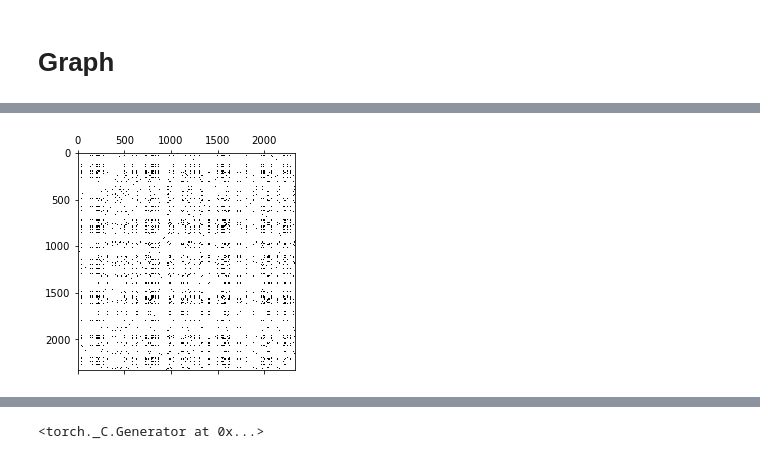
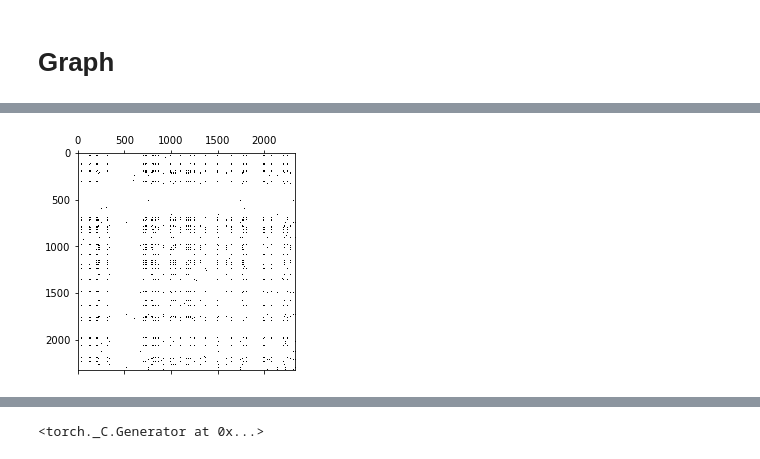
Before and after one commit to aaag97/ntds-projects, a Jupyter notebook: Project/wikipedia.ipynb, the cells around one changed output, grey strips where cells are left out. Drawn from its saved outputs; the diff is of its cells as text; code cells hidden in the pictures.

```diff
--- a/Project/wikipedia.ipynb
+++ b/Project/wikipedia.ipynb
@@ -103,5 +177,3 @@ religion_df = pd.read_pickle('religion_articles')
-# %%
-science_df = pd.read_pickle('science_articles')
 # %%
 labels_df = pd.DataFrame(columns = ['title', 'label'])
 for i in range(len(religion_df)):
@@ -187,0 +226,7 @@ important_words_df.sort_values(['TF_IDF'], ascending = False)
+# %%
+TF_IDF_religion = TF_IDF(religion_df, 500)
+TF_IDF_science = TF_IDF(science_df, 500)
+important_words_df = pd.concat([TF_IDF_religion, TF_IDF_science])
+important_words_df['words'] = important_words_df.index
+important_words_df = important_words_df.drop_duplicates(subset = ['words'])
+important_words_df.sort_values(['tfidf'], ascending = False)
@@ -188,7 +247,10 @@ important_words_df.sort_values(['TF_IDF'], ascending = False)
 # %%
-explode_df = words_df.explode('words')
-explode_df['exist'] = np.ones(len(explode_df))
-df = pd.DataFrame(words_df['article']).assign(key = 1).merge(pd.DataFrame(important_words_df['words']).assign(key = 1), on = 'key').drop('key', 1)
-df2 = df.merge(explode_df, on = ['article','words'] , how = 'left').drop_duplicates().fillna(0)
-df3 = pd.pivot_table(df2, values = 'exist',  index = 'article', columns=['words'])
-df3
+def make_features(words):
+    explode_df = words.explode('words')
+    explode_df['exist'] = np.ones(len(explode_df))
+    df = pd.DataFrame(words['article']).assign(key = 1).merge(pd.DataFrame(important_words_df['words']).assign(key = 1), on = 'key').drop('key', 1)
+    df2 = df.merge(explode_df, on = ['article','words'] , how = 'left').drop_duplicates().fillna(0)
+    df3 = pd.pivot_table(df2, values = 'exist',  index = 'article', columns=['words'])
+    display(df3.head(10))
+    features = df3.values
+    return features
@@ -387,0 +257,2 @@ array([110., 144.,  92., ...,  44., 155., 236.])
+# %%
+features = make_features(words_df)
@@ -423,11 +306,11 @@ def epsilon_similarity_graph(X: np.ndarray, sigma=1, epsilon=0):
     return adjacency
 # %%
 from scipy.spatial.distance import pdist, squareform
-adjacency = epsilon_similarity_graph(feat, sigma= 4*np.mean(feat), epsilon=0.75)
+adjacency = epsilon_similarity_graph(feat, sigma= 2*np.mean(feat), epsilon=0.60)
 plt.spy(adjacency)
 plt.show()
 # %% [output]
-[figure, old version]
+[figure, new version]
 # %%
 temp = np.exp((- squareform(pdist(feat))**2)/(2 * (1.5 * np.median(pdist(feat)))**2))
 plt.hist(temp.flatten(),bins=100);
```
Also changed, not shown: parts of 71 cells of this notebook.
